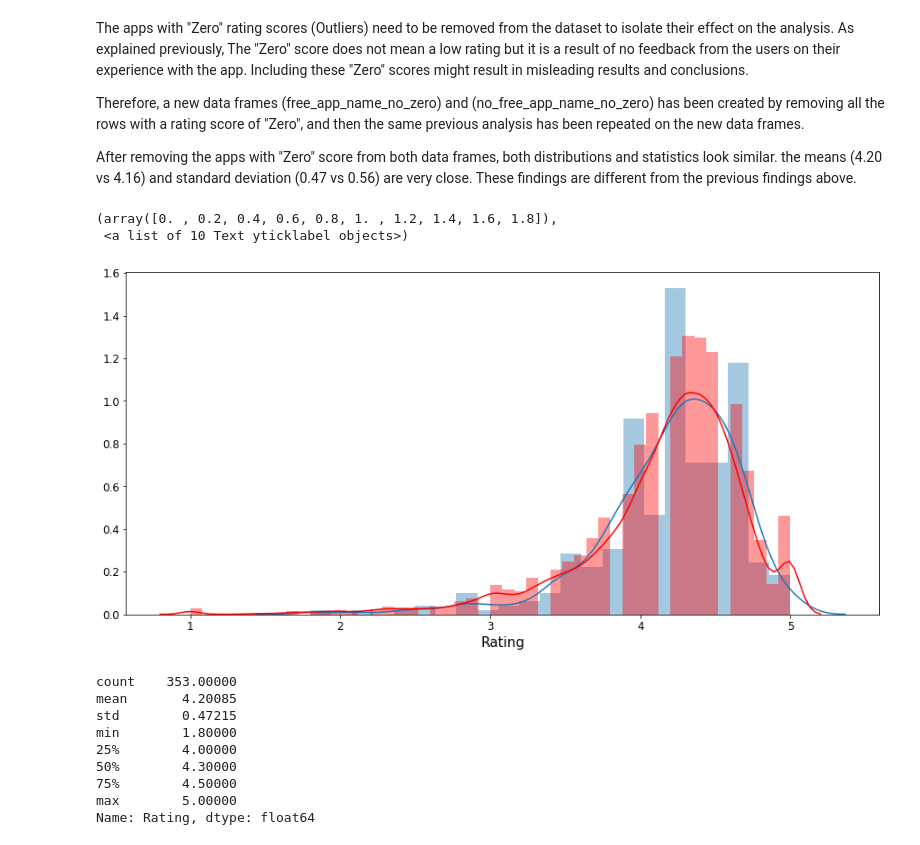
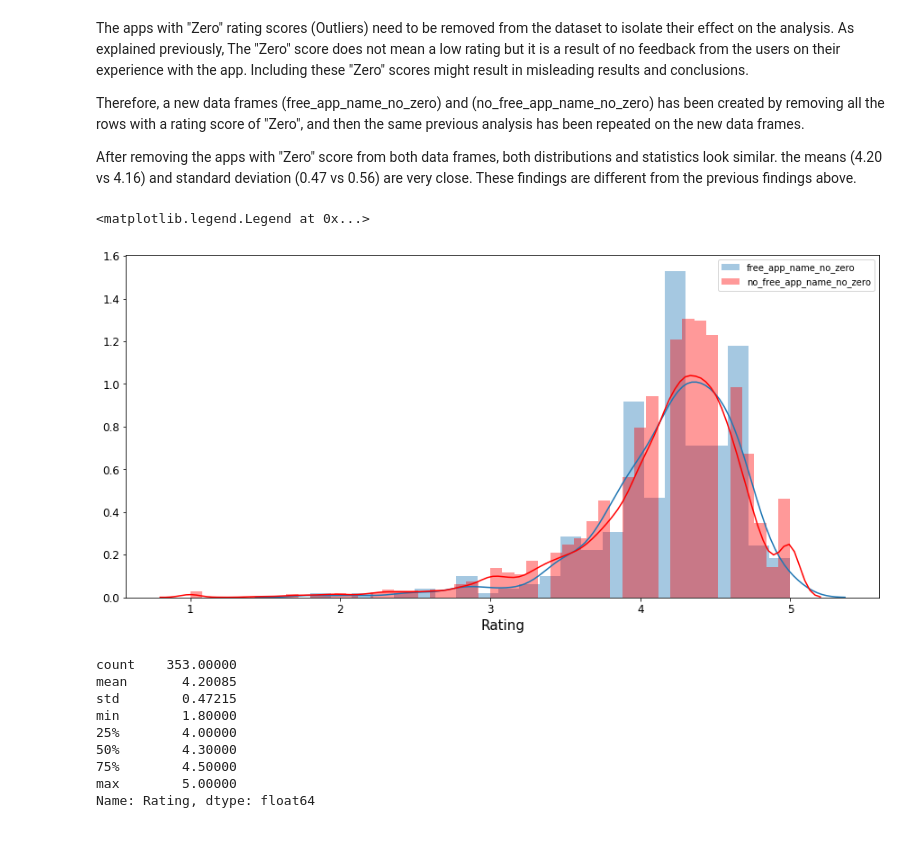
Before and after one commit to romer1979/Google_Play_store, a Jupyter notebook: capestone_project_I.ipynb, the cells around one changed output. Saved outputs shown, nothing was run; the diff lists cells and outputs as text; code cells hidden in the pictures.

```diff
--- a/capestone_project_I.ipynb
+++ b/capestone_project_I.ipynb
@@ -417,14 +419,14 @@ no_free_app_name_no_zero=no_free_app_name.loc[no_free_app_name['Rating'] != 0]
 # %%
 plt.figure(figsize=(15,7))
 sns.distplot(free_app_name_no_zero['Rating'])
 sns.distplot(no_free_app_name_no_zero['Rating'], color='red')
 plt.xlabel('Rating',fontsize=15)
 plt.xticks(fontsize=12)
 plt.yticks(fontsize=12)
+plt.legend(('free_app_name_no_zero', 'no_free_app_name_no_zero', 'Masked if > 0.5', 'Masked if < -0.5'), loc='upper right')
 # %% [output]
-(array([0. , 0.2, 0.4, 0.6, 0.8, 1. , 1.2, 1.4, 1.6, 1.8]),
- <a list of 10 Text yticklabel objects>)
+<matplotlib.legend.Legend at 0x...>
-[figure, old version]
+[figure, new version]
 # %%
 free_app_name_no_zero['Rating'].describe()
 # %% [output]
```
Also changed, not shown: parts of 8 cells of this notebook.
